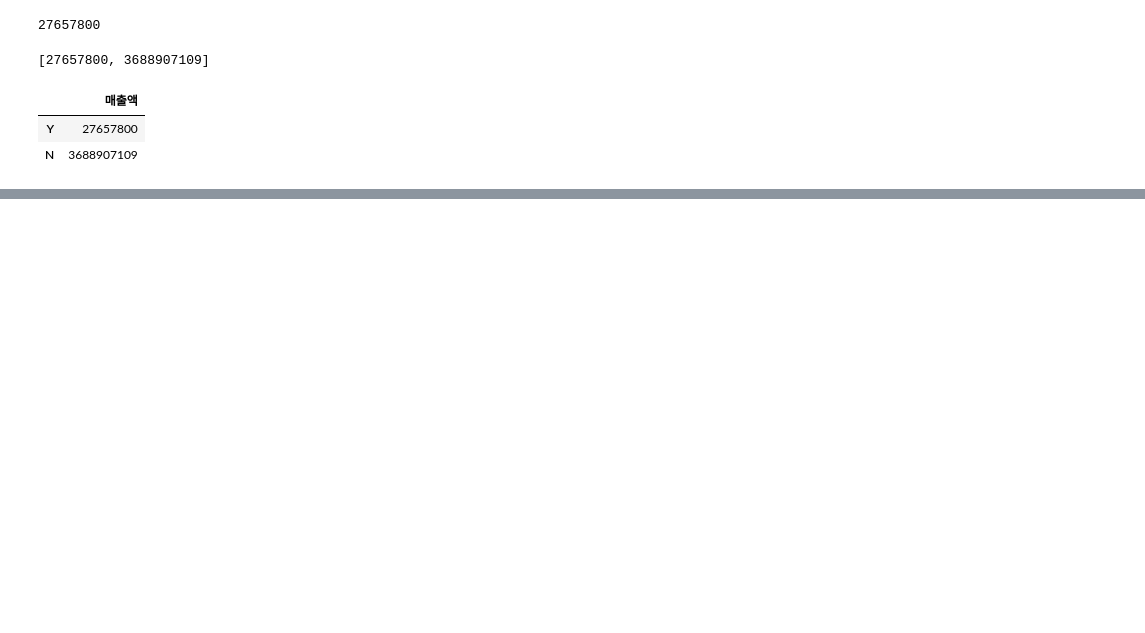
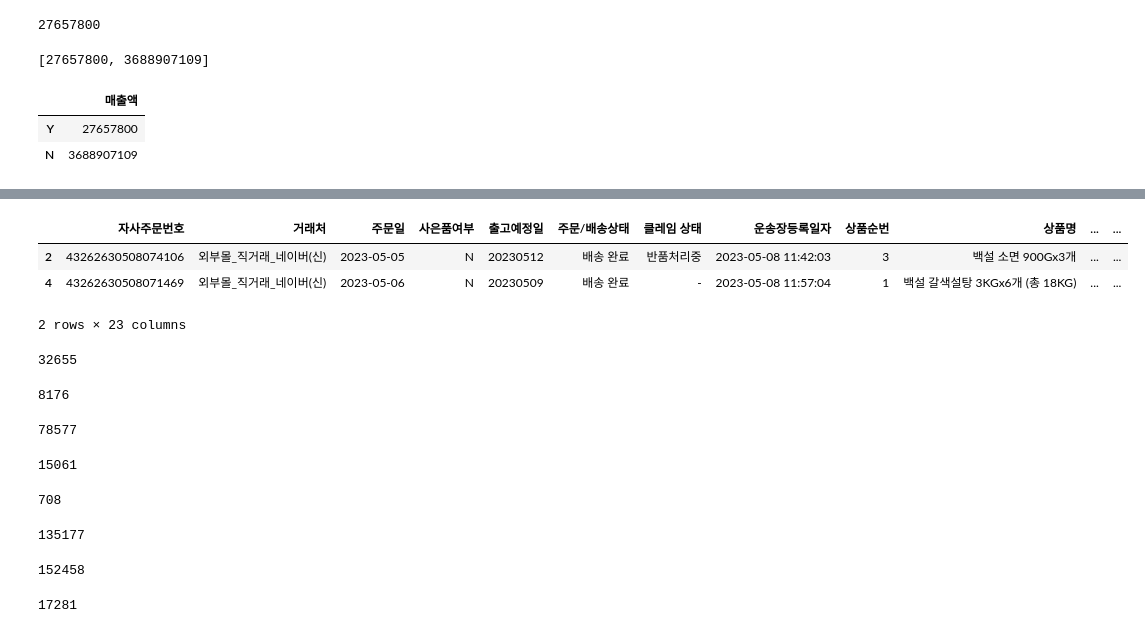
Before and after one commit to ha-es/doit_python, a Jupyter notebook: BDA/내부공모전/naver.ipynb, the cells around one changed output, grey strips where cells are left out. Cells and saved outputs as stored; diff of their text form; code cells hidden in the pictures; blank space fills up the shorter version.

```diff
--- a/BDA/내부공모전/naver.ipynb
+++ b/BDA/내부공모전/naver.ipynb
@@ -679,0 +717,53 @@ pd.DataFrame(gift_result, index=id,columns=['매출액'])
+# %%
+top10[top10['상품명'].str.contains('백설')]
+# %% [output]
+|  | 자사주문번호 | 거래처 | 주문일 | 사은품여부 | 출고예정일 | 주문/배송상태 | 클레임 상태 | 운송장등록일자 | 상품순번 | 상품명 | ... | ... |
+| 2 | 43262630508074106 | 외부몰_직거래_네이버(신) | 2023-05-05 | N | 20230512 | 배송 완료 | 반품처리중 | 2023-05-08 11:42:03 | 3 | 백설 소면 900Gx3개 | ... | ... |
+| 4 | 43262630508071469 | 외부몰_직거래_네이버(신) | 2023-05-06 | N | 20230509 | 배송 완료 | - | 2023-05-08 11:57:04 | 1 | 백설 갈색설탕 3KGx6개 (총 18KG) | ... | ... |
+2 rows × 23 columns
+# %%
+# 비비고
+bibigo = merged_df['상품명'].str.contains('비비고').sum()
+bibigo
+# %% [output]
+32655
+# %%
+# 고메
+gourmet = merged_df['상품명'].str.contains('고메').sum()
+gourmet
+# %% [output]
+8176
+# %%
+# 햇반
+hetbahn = merged_df['상품명'].str.contains('햇반').sum()
+hetbahn
+# %% [output]
+78577
+# %%
+# 스팸
+spam = merged_df['상품명'].str.contains('스팸').sum()
+spam
+# %% [output]
+15061
+# %%
+# 다담
+dadam = merged_df['상품명'].str.contains('다담').sum()
+dadam
+# %% [output]
+708
+# %%
+# 브랜드 개수 합
+all_sum = bibigo+gourmet+hetbahn+spam+dadam
+all_sum
+# %% [output]
+135177
+# %%
+total = merged_df.shape[0]
+total
+# %% [output]
+152458
+# %%
+etc = total-all_sum
+etc
+# %% [output]
+17281
```
Also changed, not shown: parts of 15 cells of this notebook, 3 other files.
